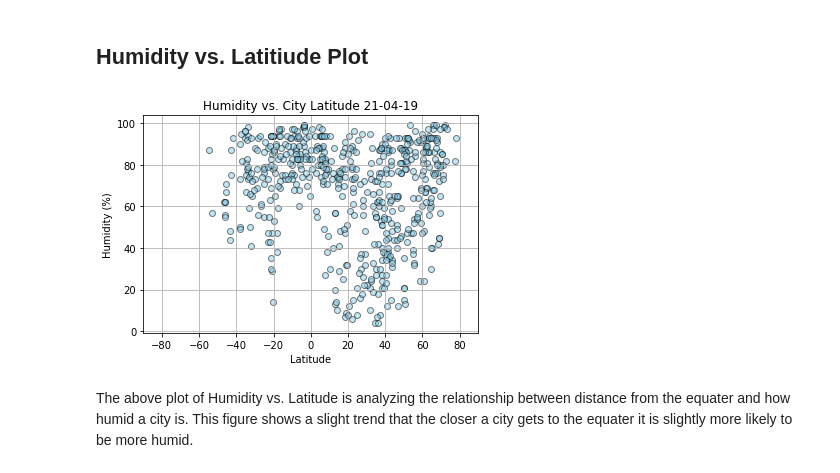
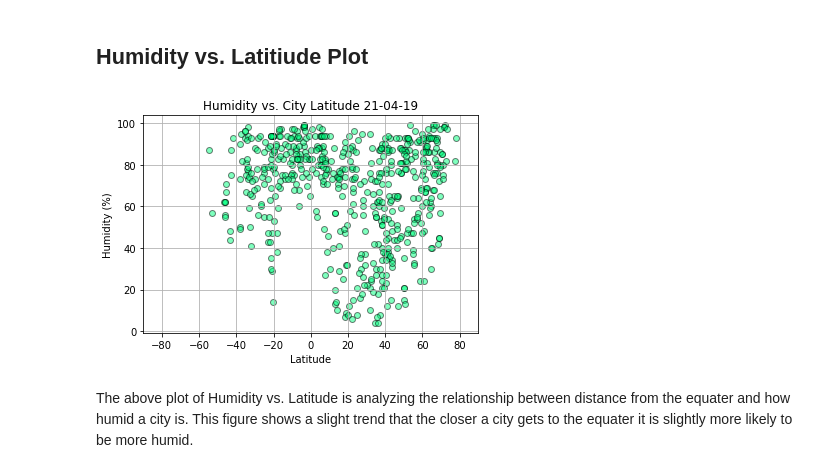
Before and after one commit to madisonfisher/python-api-challenge, a Jupyter notebook: WeatherPy.ipynb, the cells around one changed output. Drawn from its saved outputs; the diff is of its cells as text; code cells hidden in the pictures.

```diff
--- a/WeatherPy.ipynb
+++ b/WeatherPy.ipynb
@@ -179,16 +179,16 @@ The above plot of Temperature vs. Latitude is analyzing the relationship between
 # %% [markdown]
 ## Humidity vs. Latitiude Plot
 # %%
-plt.scatter(clean_city_data["Lat"], clean_city_data["Humidity"], marker="o", facecolors="skyblue", edgecolors="black", alpha =.5)
+plt.scatter(clean_city_data["Lat"], clean_city_data["Humidity"], marker="o", facecolors="springgreen", edgecolors="black", alpha =.5)
 plt.xlim(-90,90)
 plt.title(f"Humidity vs. City Latitude {thedate}")
 plt.xlabel("Latitude")
 plt.ylabel("Humidity (%)")
 plt.grid()
 plt.savefig("weather_data/humid_latitude.png")
 plt.show()
 # %% [output]
-[figure, old version]
+[figure, new version]
 # %% [markdown]
 The above plot of Humidity vs. Latitude is analyzing the relationship between distance from the equater and how humid a city is. This figure shows a slight trend that the closer a city gets to the equater it is slightly more likely to be more humid.
 # %% [markdown]
```
Also changed, not shown: parts of 14 cells of this notebook, 11 other files.
